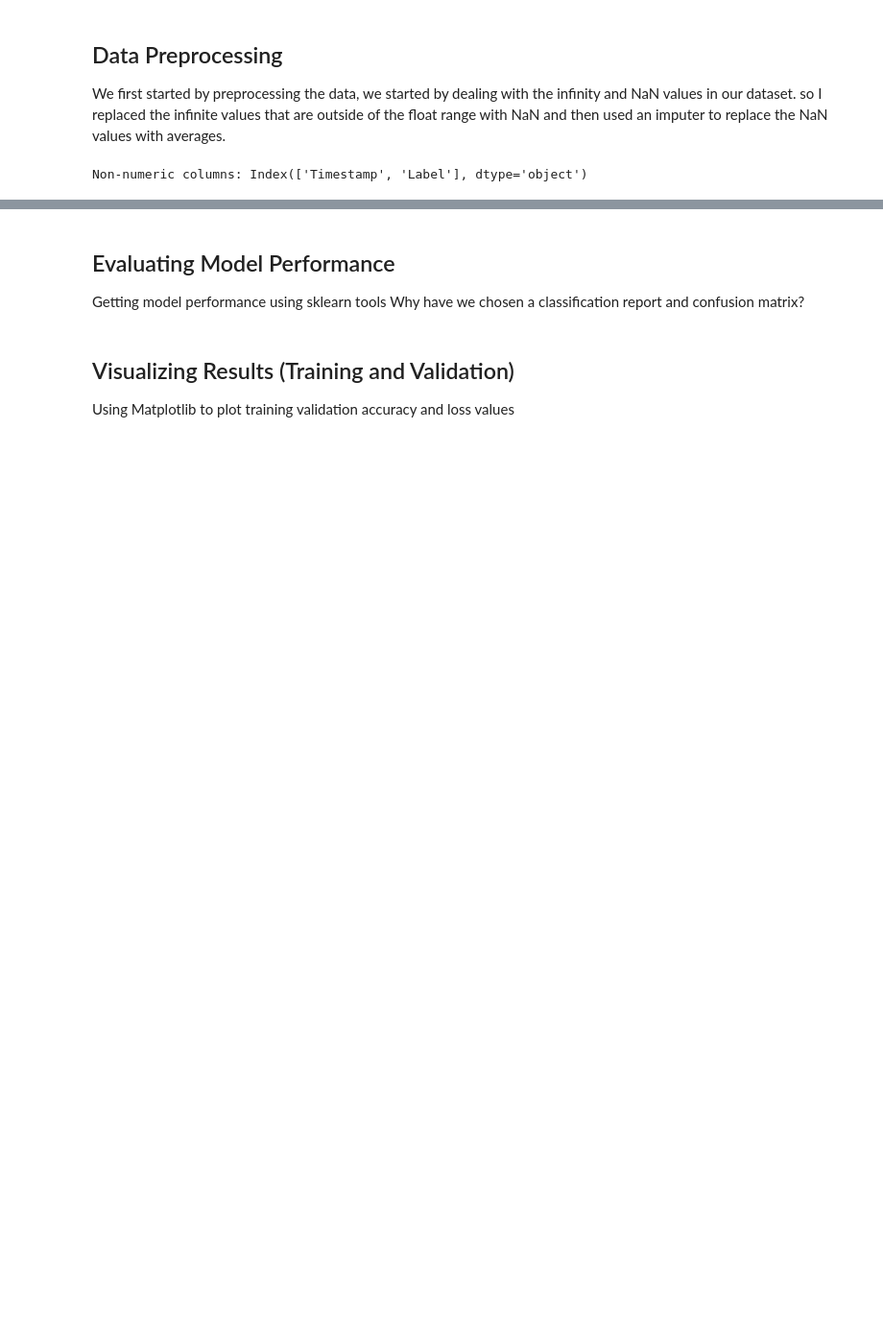
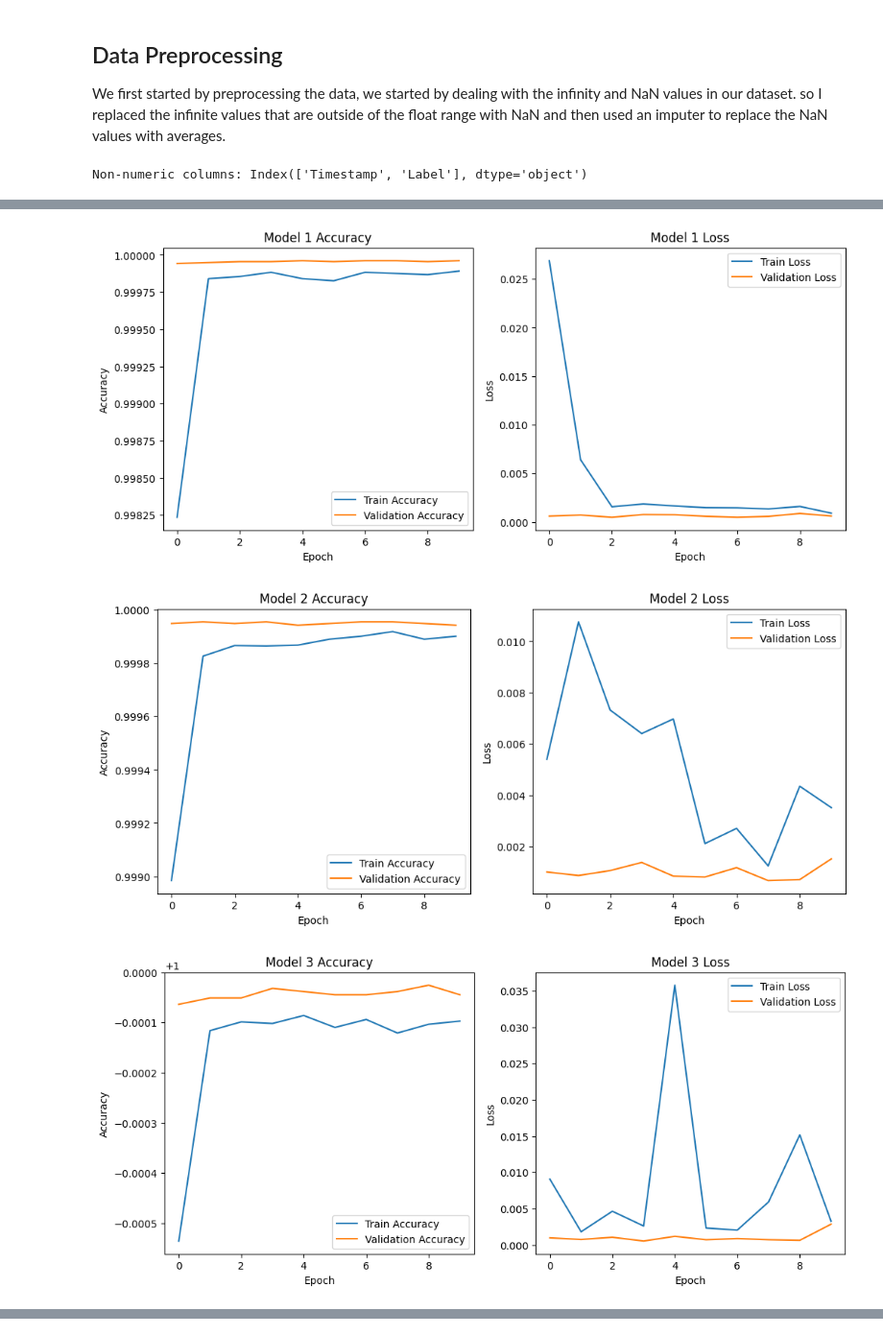
Before and after one commit to AbdullaSadoun/Cyber-Attacks-Machine-Learning, a Jupyter notebook: A3.ipynb, the cells around one changed output, grey strips where cells are left out. Shown at 96% size. Saved outputs shown, nothing was run; the diff lists cells and outputs as text; code cells hidden in the pictures; blank space fills up the shorter version.

```diff
--- a/A3.ipynb
+++ b/A3.ipynb
@@ -273,15 +309,10 @@ By comparing these three models, we can determine the optimal balance between mo
 # %%
-import numpy as np
-import pandas as pd
 from tensorflow.keras.models import Sequential
 from tensorflow.keras.layers import Dense, Dropout
 from tensorflow.keras.optimizers import Adam
 from sklearn.metrics import classification_report, confusion_matrix
 import matplotlib.pyplot as plt
 import seaborn as sns
-from sklearn.preprocessing import StandardScaler, LabelEncoder
-from tensorflow.keras.utils import to_categorical
-from sklearn.model_selection import train_test_split
 
 # Encode labels if multi-class classification
 encoder = LabelEncoder()
@@ -297,7 +328,7 @@ X_train = scaler.fit_transform(X_train)
 X_test = scaler.transform(X_test)
 
 # Define a function to build, compile, and train a model
-def build_and_train_model(layers, dropout_rates, input_shape, epochs=50, batch_size=32, model_name="Model"):
+def build_and_train_model(layers, dropout_rates, input_shape, epochs=10, batch_size=32, model_name="Model"):
     model = Sequential()
     for i, (units, dropout_rate) in enumerate(zip(layers, dropout_rates)):
         if i == 0:
@@ -337,55 +368,5 @@ model_2, history_2 = build_and_train_model(layers_model_2, dropout_rates_model_2
 layers_model_3 = [256, 128, 64, 32]
 dropout_rates_model_3 = [0.2, 0.2, 0.2, 0]
 model_3, history_3 = build_and_train_model(layers_model_3, dropout_rates_model_3, input_shape=X_train.shape[1], model_name="Model 3")
-
-# Function to plot training and validation accuracy and loss
-def plot_history(history, model_name):
-    plt.figure(figsize=(12, 5))
-
-    # Accuracy plot
-    plt.subplot(1, 2, 1)
-    plt.plot(history.history['accuracy'], label='Train Accuracy')
-    plt.plot(history.history['val_accuracy'], label='Validation Accuracy')
-    plt.title(f'{model_name} Accuracy')
-    plt.xlabel('Epoch')
-    plt.ylabel('Accuracy')
-    plt.legend()
-
-    # Loss plot
-    plt.subplot(1, 2, 2)
-    plt.plot(history.history['loss'], label='Train Loss')
-    plt.plot(history.history['val_loss'], label='Validation Loss')
-    plt.title(f'{model_name} Loss')
-    plt.xlabel('Epoch')
-    plt.ylabel('Loss')
-    plt.legend()
-
-    plt.show()
-
-# Plot training and validation accuracy and loss for each model
-plot_history(history_1, "Model 1")
-plot_history(history_2, "Model 2")
-plot_history(history_3, "Model 3")
-
-# Evaluation function to get confusion matrix and classification report
-def evaluate_model(model, X_test, y_test, model_name):
-    y_pred = np.argmax(model.predict(X_test), axis=1)
-    y_true = np.argmax(y_test, axis=1)
-
-    print(f"\n{model_name} Classification Report:\n", classification_report(y_true, y_pred))
-    print(f"{model_name} Confusion Matrix:\n", confusion_matrix(y_true, y_pred))
-
-    # Plot confusion matrix as heatmap
-    plt.figure(figsize=(8, 6))
-    sns.heatmap(confusion_matrix(y_true, y_pred), annot=True, fmt="d", cmap="Blues", cbar=False)
-    plt.title(f"{model_name} Confusion Matrix")
-    plt.xlabel("Predicted Label")
-    plt.ylabel("True Label")
-    plt.show()
-
-# Evaluate each model
-evaluate_model(model_1, X_test, y_test, "Model 1")
-evaluate_model(model_2, X_test, y_test, "Model 2")
-evaluate_model(model_3, X_test, y_test, "Model 3")
 # %% [output]
 Training Model 1...
@@ -401,0 +389,3 @@ Epoch 5/50
+[figure, added]
+[figure, added]
+[figure, added]
@@ -402,4 +445,0 @@ Epoch 5/50
-# %% [markdown]
-## Evaluating Model Performance
-Getting model performance using sklearn tools
-Why have we chosen a classification report and confusion matrix?
@@ -411,3 +445,0 @@ print(f"Test Accuracy: {test_accuracy}")
-# %% [markdown]
-## Visualizing Results (Training and Validation)
-Using Matplotlib to plot training validation accuracy and loss values
```
Also changed, not shown: parts of 22 cells of this notebook.
